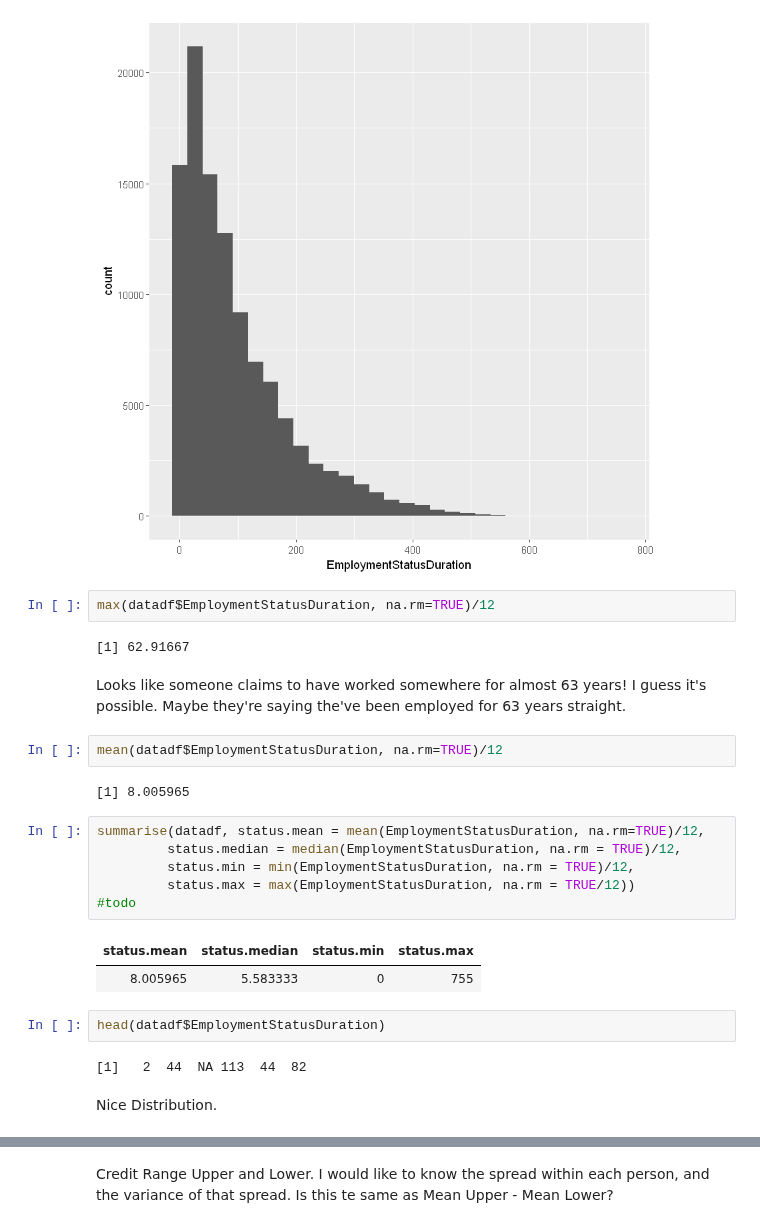
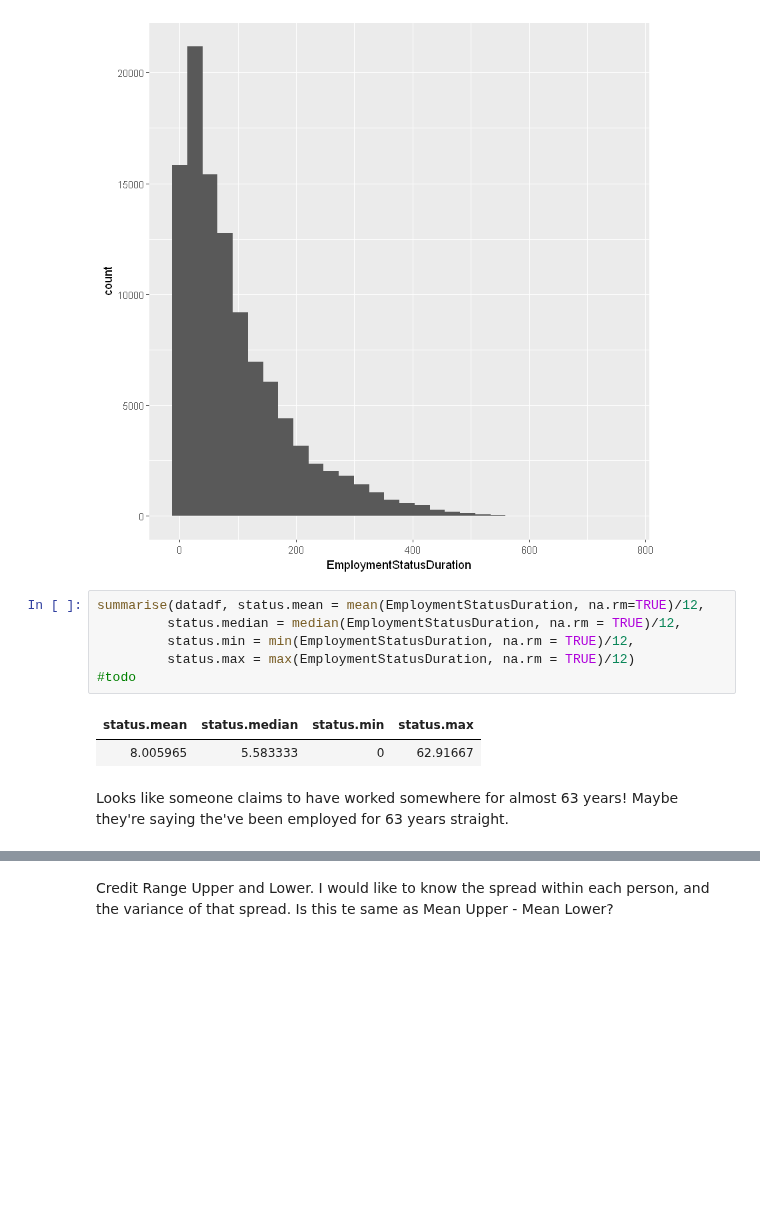
Before and after one commit to timdef/ProsperLoanEDA, a Jupyter notebook: UnivariateExploration.ipynb, the cells around one changed output, grey strips where cells are left out. Drawn from its saved outputs; the diff is of its cells as text; blank space fills up the shorter version.

Commit message:
Update EmploymentStatusDuration section.

```diff
--- a/UnivariateExploration.ipynb
+++ b/UnivariateExploration.ipynb
@@ -521,28 +524,14 @@ ggplot(datadf, aes(EmploymentStatusDuration)) + geom_histogram()
 Warning message:
 "Removed 7625 rows containing non-finite values (stat_bin)."
 [figure]
-# %%
-max(datadf$EmploymentStatusDuration, na.rm=TRUE)/12
-# %% [output]
-[1] 62.91667
+# %%
+summarise(datadf, status.mean = mean(EmploymentStatusDuration, na.rm=TRUE)/12,
+         status.median = median(EmploymentStatusDuration, na.rm = TRUE)/12,
+         status.min = min(EmploymentStatusDuration, na.rm = TRUE)/12,
+         status.max = max(EmploymentStatusDuration, na.rm = TRUE)/12)
+#todo
+# %% [output]
+| status.mean | status.median | status.min | status.max |
+| 8.005965 | 5.583333 | 0 | 62.91667 |
 # %% [markdown]
-Looks like someone claims to have worked somewhere for almost 63 years! I guess it's possible. Maybe they're saying the've been employed for 63 years straight.
+Looks like someone claims to have worked somewhere for almost 63 years! Maybe they're saying the've been employed for 63 years straight.
-# %%
-mean(datadf$EmploymentStatusDuration, na.rm=TRUE)/12
-# %% [output]
-[1] 8.005965
-# %%
-summarise(datadf, status.mean = mean(EmploymentStatusDuration, na.rm=TRUE)/12,
-         status.median = median(EmploymentStatusDuration, na.rm = TRUE)/12,
-         status.min = min(EmploymentStatusDuration, na.rm = TRUE)/12,
-         status.max = max(EmploymentStatusDuration, na.rm = TRUE/12))
-#todo
-# %% [output]
-| status.mean | status.median | status.min | status.max |
-| 8.005965 | 5.583333 | 0 | 755 |
-# %%
-head(datadf$EmploymentStatusDuration)
-# %% [output]
-[1]   2  44  NA 113  44  82
-# %% [markdown]
-Nice Distribution.
```
Also changed, not shown: parts of 4 cells of this notebook.
